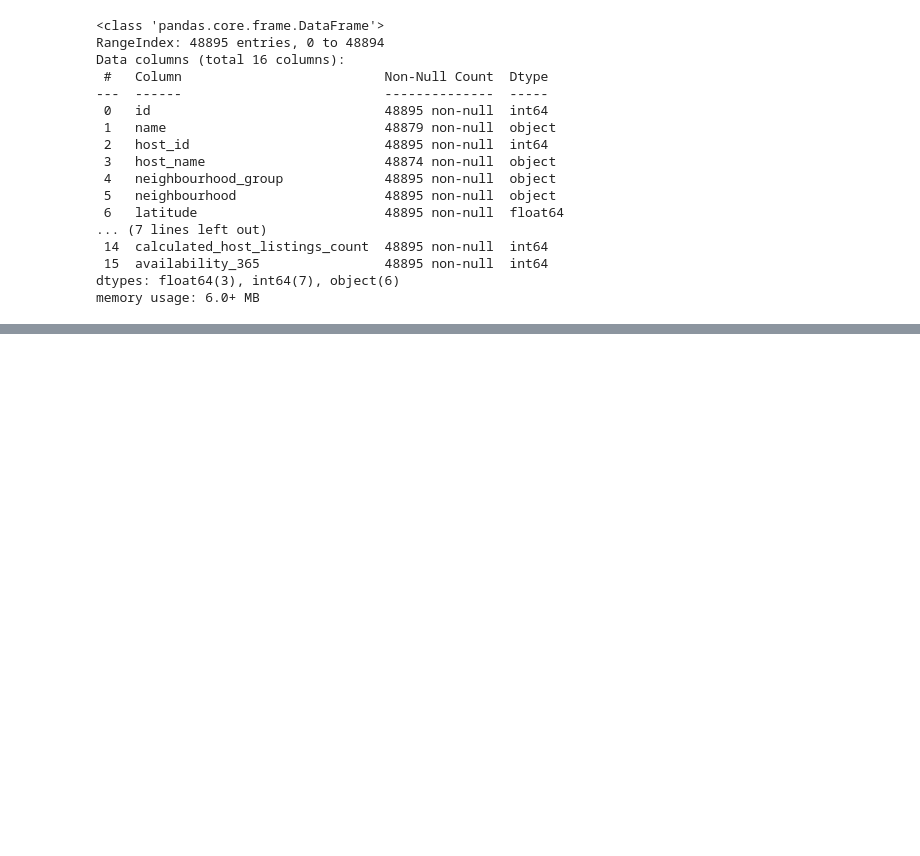
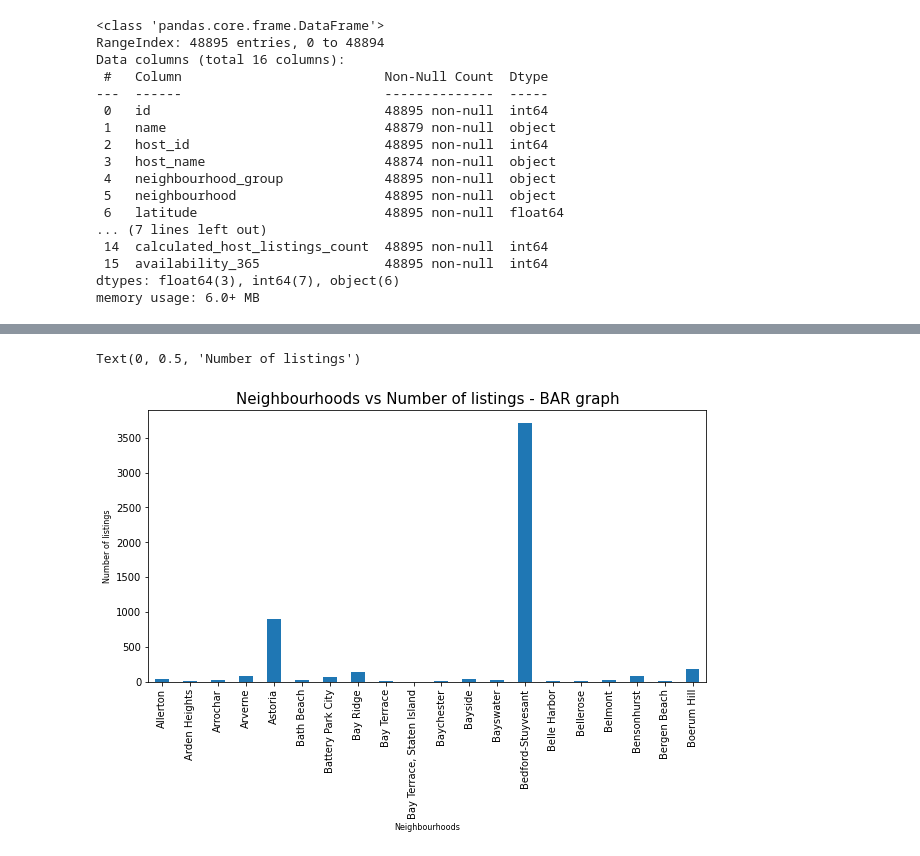
Before and after one commit to 66aadesh/AirBnB-Bookings-EDA, a Jupyter notebook: Copy_of_Airbnb_Bookings_Analysis_Capstone_Project.ipynb, the cells around one changed output, grey strips where cells are left out. Cells and saved outputs as stored; diff of their text form; code cells hidden in the pictures; blank space fills up the shorter version.

```diff
--- a/Copy_of_Airbnb_Bookings_Analysis_Capstone_Project.ipynb
+++ b/Copy_of_Airbnb_Bookings_Analysis_Capstone_Project.ipynb
@@ -580,0 +178,3 @@ this graph showes the dencity of airbnb booking respective the locations
+# %%
+hosts_and_areas_neighbourhood=airbnb_df[['id','name','host_id','host_name','neighbourhood']]
+hosts_and_areas_neighbourhood.head(10)
@@ -580,0 +193,3 @@ this graph showes the dencity of airbnb booking respective the locations
+# %%
+hosts_and_areas_neighbourhood_bar=hosts_and_areas_neighbourhood.groupby('neighbourhood')['id'].count()
+hosts_and_areas_neighbourhood_bar
@@ -580,0 +210,8 @@ this graph showes the dencity of airbnb booking respective the locations
+# %%
+bar_2=hosts_and_areas_neighbourhood_bar.head(20).plot.bar(figsize=(10,5),fontsize=10)
+bar_2.set_title("Neighbourhoods vs Number of listings - BAR graph", fontsize=15)
+bar_2.set_xlabel("Neighbourhoods", fontsize=8)
+bar_2.set_ylabel("Number of listings", fontsize=8)
+# %% [output]
+Text(0, 0.5, 'Number of listings')
+[figure, added]
```
Also changed, not shown: parts of 103 cells of this notebook.
